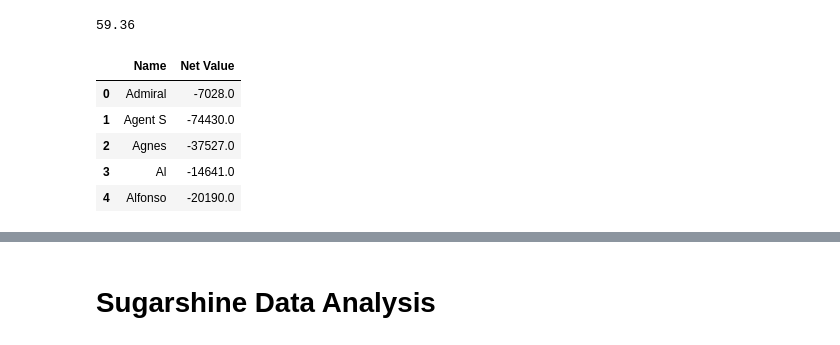
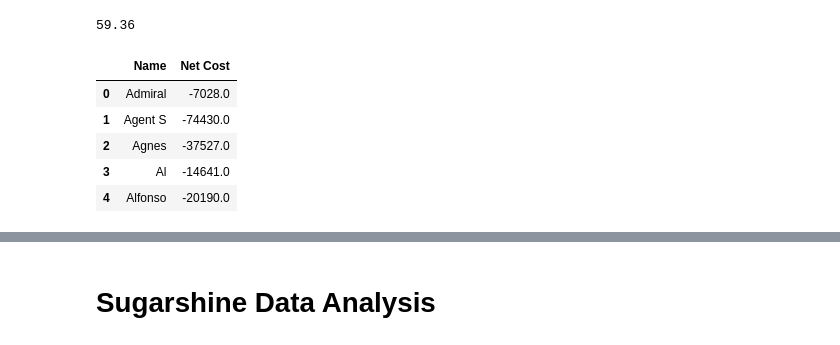
Before and after one commit to megan-es/animal-crossing-new-horizons-project, a Jupyter notebook: ACNH-Home-Decor/ACNH_Homes.ipynb, the cells around one changed output, grey strips where cells are left out. Cells and saved outputs as stored; diff of their text form; code cells hidden in the pictures.

```diff
--- a/ACNH-Home-Decor/ACNH_Homes.ipynb
+++ b/ACNH-Home-Decor/ACNH_Homes.ipynb
@@ -185,16 +209,16 @@ average_depreciation
 # %% [output]
 59.36
 # %%
-# Create and store function to calculate net value of homes
+# Create and store function to calculate net profit or loss of homes
 def calculate_net_value(df, buy_column, sell_column):
-    df['Net Value'] = df[sell_column] - df[buy_column]
+    df['Net Cost'] = df[sell_column] - df[buy_column]
     return df
 
 # Test with villagers df
 villagers_net_value = calculate_net_value(villagers, 'Total Decor Buy Value', 'Total Decor Sell Value')
-villagers_net_value[['Name', 'Net Value']].head()
+villagers_net_value[['Name', 'Net Cost']].head()
 # %% [output]
-|  | Name | Net Value |
+|  | Name | Net Cost |
 | 0 | Admiral | -7028.0 |
 | 1 | Agent S | -74430.0 |
 | 2 | Agnes | -37527.0 |
```
Also changed, not shown: parts of 8 cells of this notebook, 3 other files.
